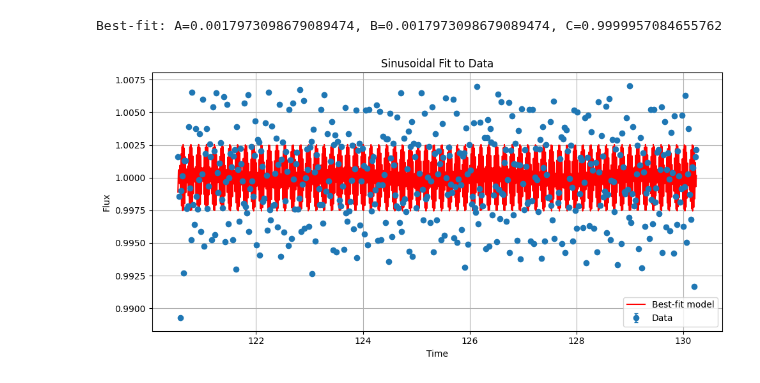
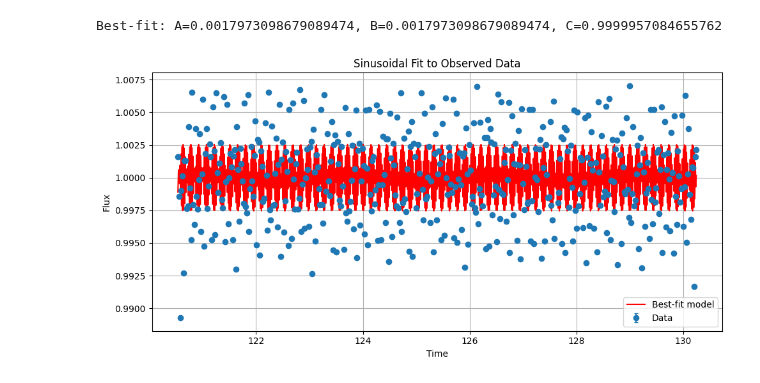
Before and after one commit to Hoggnation/cataloging_coherent_oscillators, a Jupyter notebook: Chi_Squared_Function_on_KIC_7917485.ipynb, the cells around one changed output. Drawn from its saved outputs; the diff is of its cells as text; code cells hidden in the pictures.

```diff
--- a/Chi_Squared_Function_on_KIC_7917485.ipynb
+++ b/Chi_Squared_Function_on_KIC_7917485.ipynb
@@ -348,18 +348,18 @@ sigma_clean_unmasked = sigma_clean.filled(np.nan)
 # %%
 # Plotting sinusoidal model with improved A, B, and C
 t_fit = np.linspace(np.min(t_clean), np.max(t_clean), 1000)  # Use t_clean for fitting range
 flux_fit = sinusoidal_model(t_fit, A_best, B_best, C_best)
 
 
 plt.figure(figsize=(10, 5))
 plt.errorbar(t_clean_unmasked, flux_clean_unmasked, yerr=sigma_clean_unmasked, fmt='o', label='Data', capsize=2)
 plt.plot(t_fit, flux_fit, color='red', label='Best-fit model')
 plt.xlabel("Time")
 plt.ylabel("Flux")
-plt.title("Sinusoidal Fit to Data")
+plt.title("Sinusoidal Fit to Observed Data")
 plt.legend()
 plt.grid(True)
 plt.tight_layout()
 plt.show()
 # %% [output]
-[figure, old version]
+[figure, new version]
```
